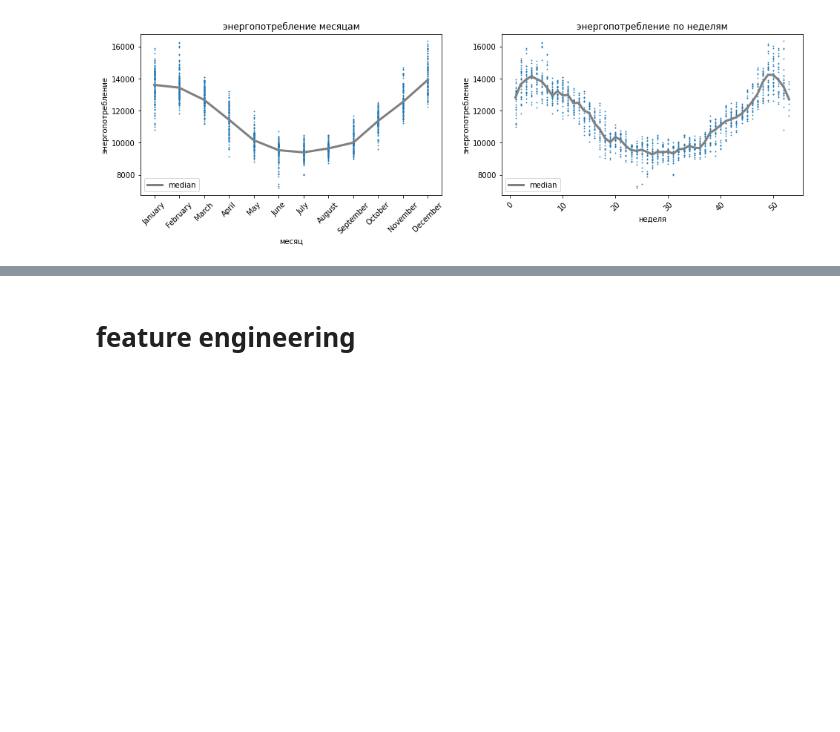
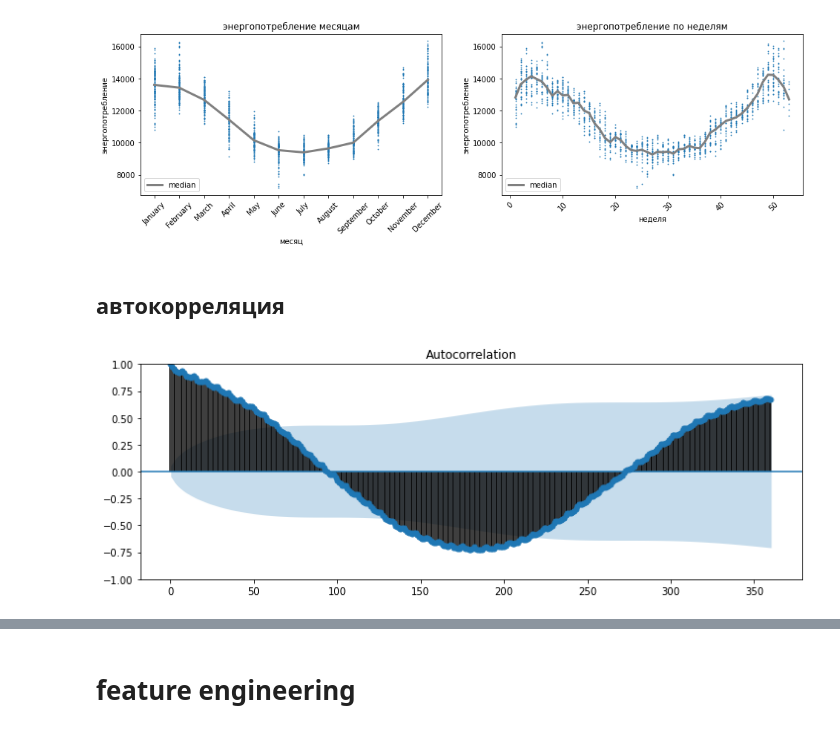
Before and after one commit to Maks-1011/hackathons, a Jupyter notebook: energy_predictions/energy_predict.ipynb, the cells around one changed output, grey strips where cells are left out. Drawn from its saved outputs; the diff is of its cells as text; code cells hidden in the pictures; blank space fills up the shorter version.

```diff
--- a/energy_predictions/energy_predict.ipynb
+++ b/energy_predictions/energy_predict.ipynb
@@ -494,3 +504,13 @@ plt.legend()
 plt.xticks(rotation = 45);
 # %% [output]
 [figure]
+# %% [markdown]
+## автокорреляция
+# %%
+# автокорреляция
+
+fig, ax = plt.subplots(figsize=(12, 4))
+plot_acf(train_df_agg['target'], ax=ax, lags=360)
+plt.show()
+# %% [output]
+[figure, added]
```
Also changed, not shown: parts of 47 cells of this notebook.
